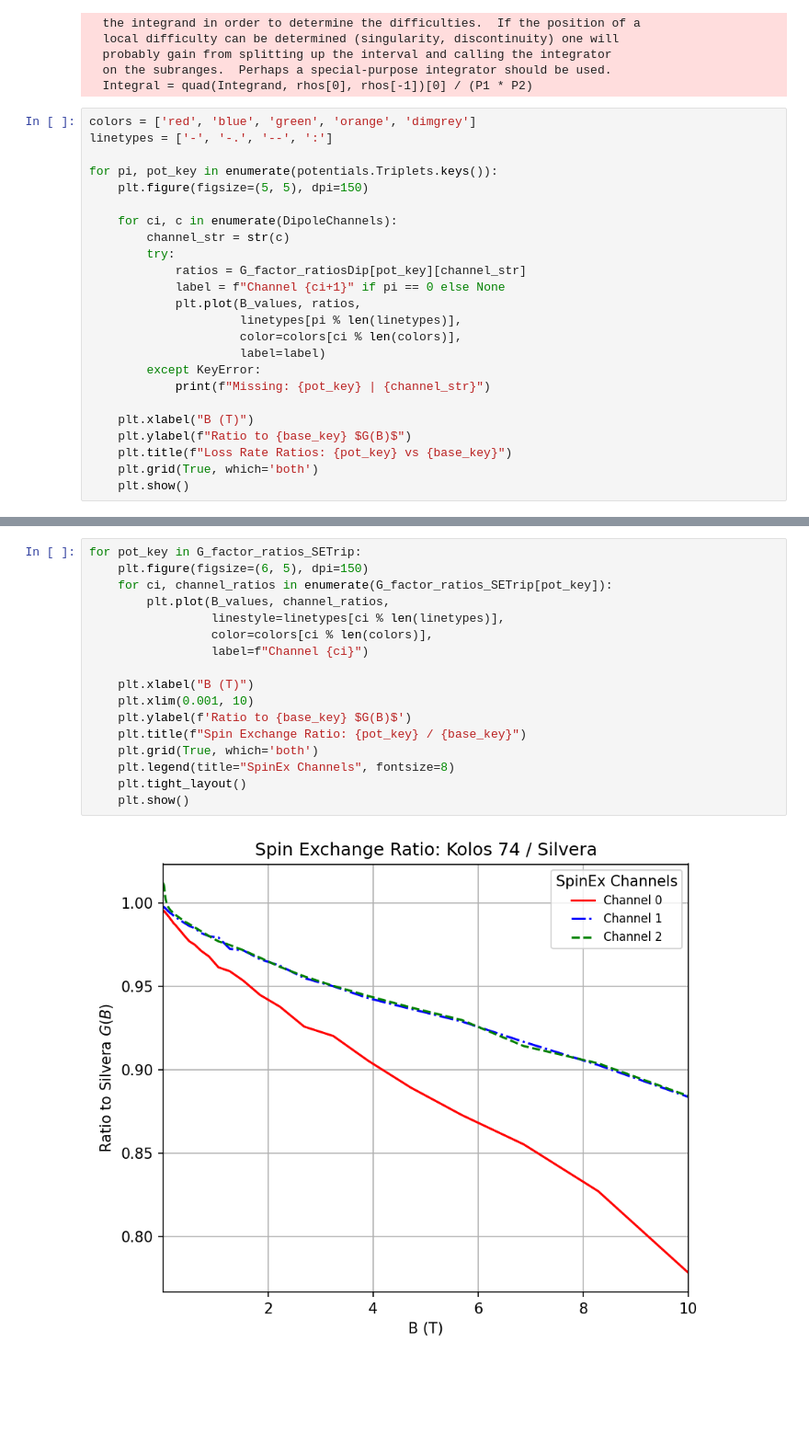
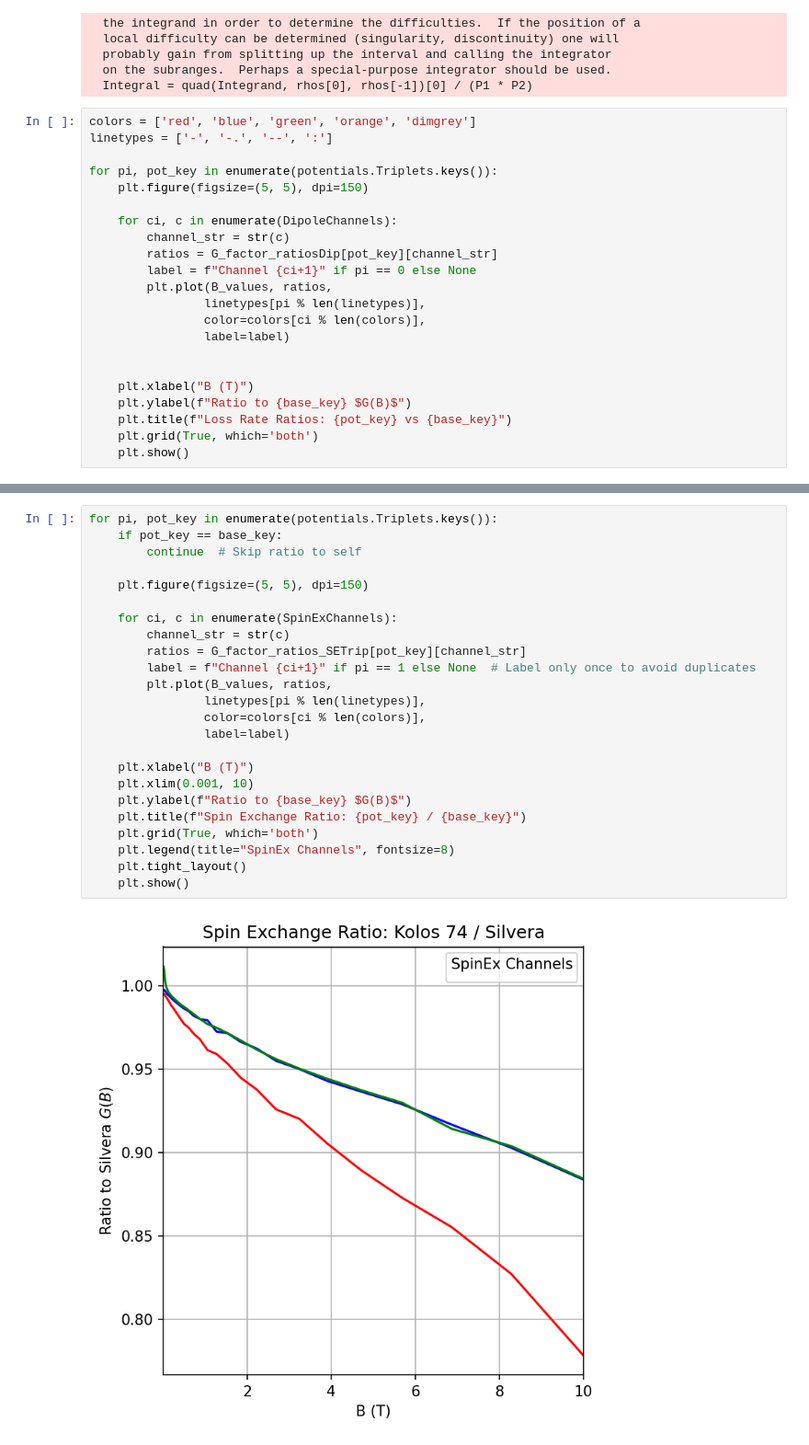
Before and after one commit to UTA-NURES/AtomicHScattering, a Jupyter notebook: examples/Uncert.ipynb, the cells around one changed output, grey strips where cells are left out. Shown at 92% size. Drawn from its saved outputs; the diff is of its cells as text; blank space fills up the shorter version.

```diff
--- a/examples/Uncert.ipynb
+++ b/examples/Uncert.ipynb
@@ -54,15 +54,13 @@ for pi, pot_key in enumerate(potentials.Triplets.keys()):
 
     for ci, c in enumerate(DipoleChannels):
         channel_str = str(c)
-        try:
-            ratios = G_factor_ratiosDip[pot_key][channel_str]
-            label = f"Channel {ci+1}" if pi == 0 else None
-            plt.plot(B_values, ratios,
-                     linetypes[pi % len(linetypes)],
-                     color=colors[ci % len(colors)],
-                     label=label)
-        except KeyError:
-            print(f"Missing: {pot_key} | {channel_str}")
+        ratios = G_factor_ratiosDip[pot_key][channel_str]
+        label = f"Channel {ci+1}" if pi == 0 else None
+        plt.plot(B_values, ratios,
+                linetypes[pi % len(linetypes)],
+                color=colors[ci % len(colors)],
+                label=label)
+
 
     plt.xlabel("B (T)")
     plt.ylabel(f"Ratio to {base_key} $G(B)$")
@@ -102,19 +100,26 @@ for pot_key in potentials.Triplets.keys():
 # %%
-for pot_key in G_factor_ratios_SETrip:
-    plt.figure(figsize=(6, 5), dpi=150)
-    for ci, channel_ratios in enumerate(G_factor_ratios_SETrip[pot_key]):
-        plt.plot(B_values, channel_ratios,
-                 linestyle=linetypes[ci % len(linetypes)],
-                 color=colors[ci % len(colors)],
-                 label=f"Channel {ci}")
+for pi, pot_key in enumerate(potentials.Triplets.keys()):
+    if pot_key == base_key:
+        continue  # Skip ratio to self
+
+    plt.figure(figsize=(5, 5), dpi=150)
+
+    for ci, c in enumerate(SpinExChannels):
+        channel_str = str(c)
+        ratios = G_factor_ratios_SETrip[pot_key][channel_str]
+        label = f"Channel {ci+1}" if pi == 1 else None  # Label only once to avoid duplicates
+        plt.plot(B_values, ratios,
+                linetypes[pi % len(linetypes)],
+                color=colors[ci % len(colors)],
+                label=label)
 
     plt.xlabel("B (T)")
     plt.xlim(0.001, 10)
-    plt.ylabel(f'Ratio to {base_key} $G(B)$')
+    plt.ylabel(f"Ratio to {base_key} $G(B)$")
     plt.title(f"Spin Exchange Ratio: {pot_key} / {base_key}")
     plt.grid(True, which='both')
     plt.legend(title="SpinEx Channels", fontsize=8)
     plt.tight_layout()
     plt.show()
 # %% [output]
-[figure, old version]
+[figure, new version]
```
Also changed, not shown: parts of 8 cells of this notebook.
